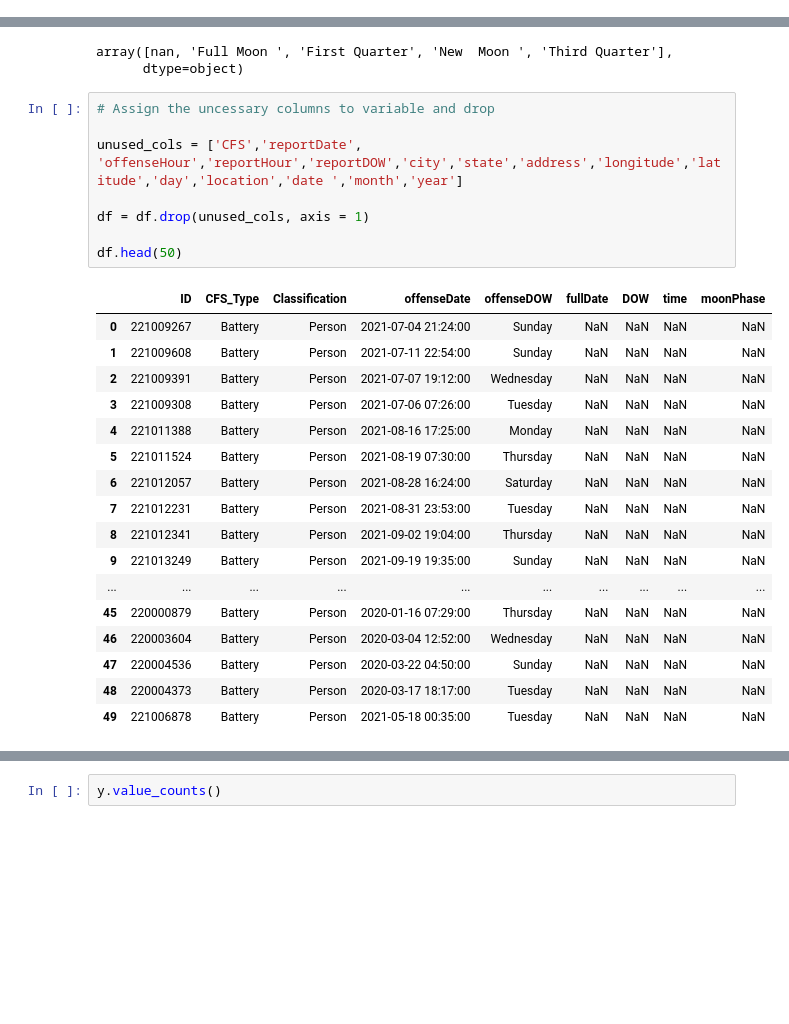
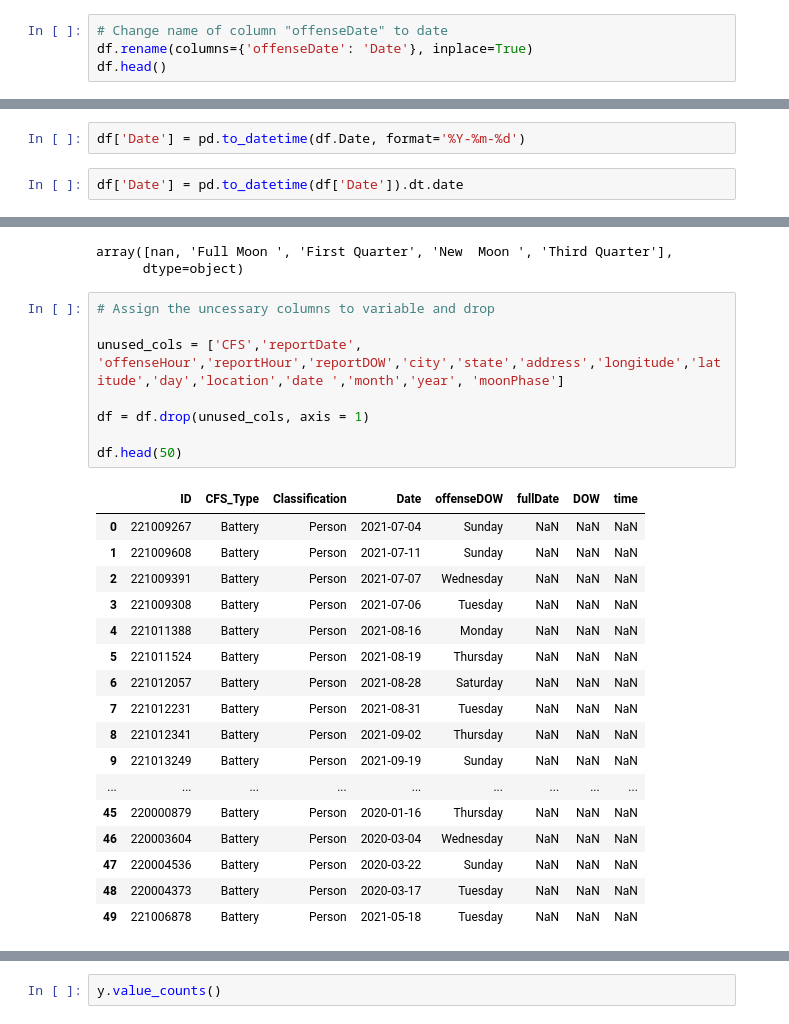
Before and after one commit to lawrencegoodwyn/FinalProject, a Jupyter notebook: PhaseML_2.ipynb, the cells around one changed output, grey strips where cells are left out. Drawn from its saved outputs; the diff is of its cells as text; blank space fills up the shorter version.

Commit message:
Phase_ML upload

```diff
--- a/PhaseML_2.ipynb
+++ b/PhaseML_2.ipynb
@@ -175,0 +27,4 @@ new_moonphasesdf
+# %%
+# Change name of column "offenseDate" to date
+df.rename(columns={'offenseDate': 'Date'}, inplace=True)
+df.head()
@@ -175,0 +39,4 @@ new_moonphasesdf
+# %%
+df['Date'] = pd.to_datetime(df.Date, format='%Y-%m-%d')
+# %%
+df['Date'] = pd.to_datetime(df['Date']).dt.date
@@ -221,29 +265,29 @@ array([nan, 'Full Moon ', 'First Quarter', 'New  Moon ', 'Third Quarter'],
 # %%
 # Assign the uncessary columns to variable and drop
 
-unused_cols = ['CFS','reportDate', 'offenseHour','reportHour','reportDOW','city','state','address','longitude','latitude','day','location','date ','month','year']
+unused_cols = ['CFS','reportDate', 'offenseHour','reportHour','reportDOW','city','state','address','longitude','latitude','day','location','date ','month','year', 'moonPhase']
 
 df = df.drop(unused_cols, axis = 1)
 
 df.head(50)
 # %% [output]
-|  | ID | CFS_Type | Classification | offenseDate | offenseDOW | fullDate | DOW | time | moonPhase |
-| 0 | 221009267 | Battery | Person | 2021-07-04 21:24:00 | Sunday | NaN | NaN | NaN | NaN |
-| 1 | 221009608 | Battery | Person | 2021-07-11 22:54:00 | Sunday | NaN | NaN | NaN | NaN |
-| 2 | 221009391 | Battery | Person | 2021-07-07 19:12:00 | Wednesday | NaN | NaN | NaN | NaN |
-| 3 | 221009308 | Battery | Person | 2021-07-06 07:26:00 | Tuesday | NaN | NaN | NaN | NaN |
-| 4 | 221011388 | Battery | Person | 2021-08-16 17:25:00 | Monday | NaN | NaN | NaN | NaN |
-| 5 | 221011524 | Battery | Person | 2021-08-19 07:30:00 | Thursday | NaN | NaN | NaN | NaN |
-| 6 | 221012057 | Battery | Person | 2021-08-28 16:24:00 | Saturday | NaN | NaN | NaN | NaN |
-| 7 | 221012231 | Battery | Person | 2021-08-31 23:53:00 | Tuesday | NaN | NaN | NaN | NaN |
-| 8 | 221012341 | Battery | Person | 2021-09-02 19:04:00 | Thursday | NaN | NaN | NaN | NaN |
-| 9 | 221013249 | Battery | Person | 2021-09-19 19:35:00 | Sunday | NaN | NaN | NaN | NaN |
-| ... | ... | ... | ... | ... | ... | ... | ... | ... | ... |
-| 45 | 220000879 | Battery | Person | 2020-01-16 07:29:00 | Thursday | NaN | NaN | NaN | NaN |
-| 46 | 220003604 | Battery | Person | 2020-03-04 12:52:00 | Wednesday | NaN | NaN | NaN | NaN |
-| 47 | 220004536 | Battery | Person | 2020-03-22 04:50:00 | Sunday | NaN | NaN | NaN | NaN |
-| 48 | 220004373 | Battery | Person | 2020-03-17 18:17:00 | Tuesday | NaN | NaN | NaN | NaN |
-| 49 | 221006878 | Battery | Person | 2021-05-18 00:35:00 | Tuesday | NaN | NaN | NaN | NaN |
+|  | ID | CFS_Type | Classification | Date | offenseDOW | fullDate | DOW | time |
+| 0 | 221009267 | Battery | Person | 2021-07-04 | Sunday | NaN | NaN | NaN |
+| 1 | 221009608 | Battery | Person | 2021-07-11 | Sunday | NaN | NaN | NaN |
+| 2 | 221009391 | Battery | Person | 2021-07-07 | Wednesday | NaN | NaN | NaN |
+| 3 | 221009308 | Battery | Person | 2021-07-06 | Tuesday | NaN | NaN | NaN |
+| 4 | 221011388 | Battery | Person | 2021-08-16 | Monday | NaN | NaN | NaN |
+| 5 | 221011524 | Battery | Person | 2021-08-19 | Thursday | NaN | NaN | NaN |
+| 6 | 221012057 | Battery | Person | 2021-08-28 | Saturday | NaN | NaN | NaN |
+| 7 | 221012231 | Battery | Person | 2021-08-31 | Tuesday | NaN | NaN | NaN |
+| 8 | 221012341 | Battery | Person | 2021-09-02 | Thursday | NaN | NaN | NaN |
+| 9 | 221013249 | Battery | Person | 2021-09-19 | Sunday | NaN | NaN | NaN |
+| ... | ... | ... | ... | ... | ... | ... | ... | ... |
+| 45 | 220000879 | Battery | Person | 2020-01-16 | Thursday | NaN | NaN | NaN |
+| 46 | 220003604 | Battery | Person | 2020-03-04 | Wednesday | NaN | NaN | NaN |
+| 47 | 220004536 | Battery | Person | 2020-03-22 | Sunday | NaN | NaN | NaN |
+| 48 | 220004373 | Battery | Person | 2020-03-17 | Tuesday | NaN | NaN | NaN |
+| 49 | 221006878 | Battery | Person | 2021-05-18 | Tuesday | NaN | NaN | NaN |
 # %%
 # Gather CFS_Type and moonPhase columns for get dummies
 
```
Also changed, not shown: parts of 45 cells of this notebook.
